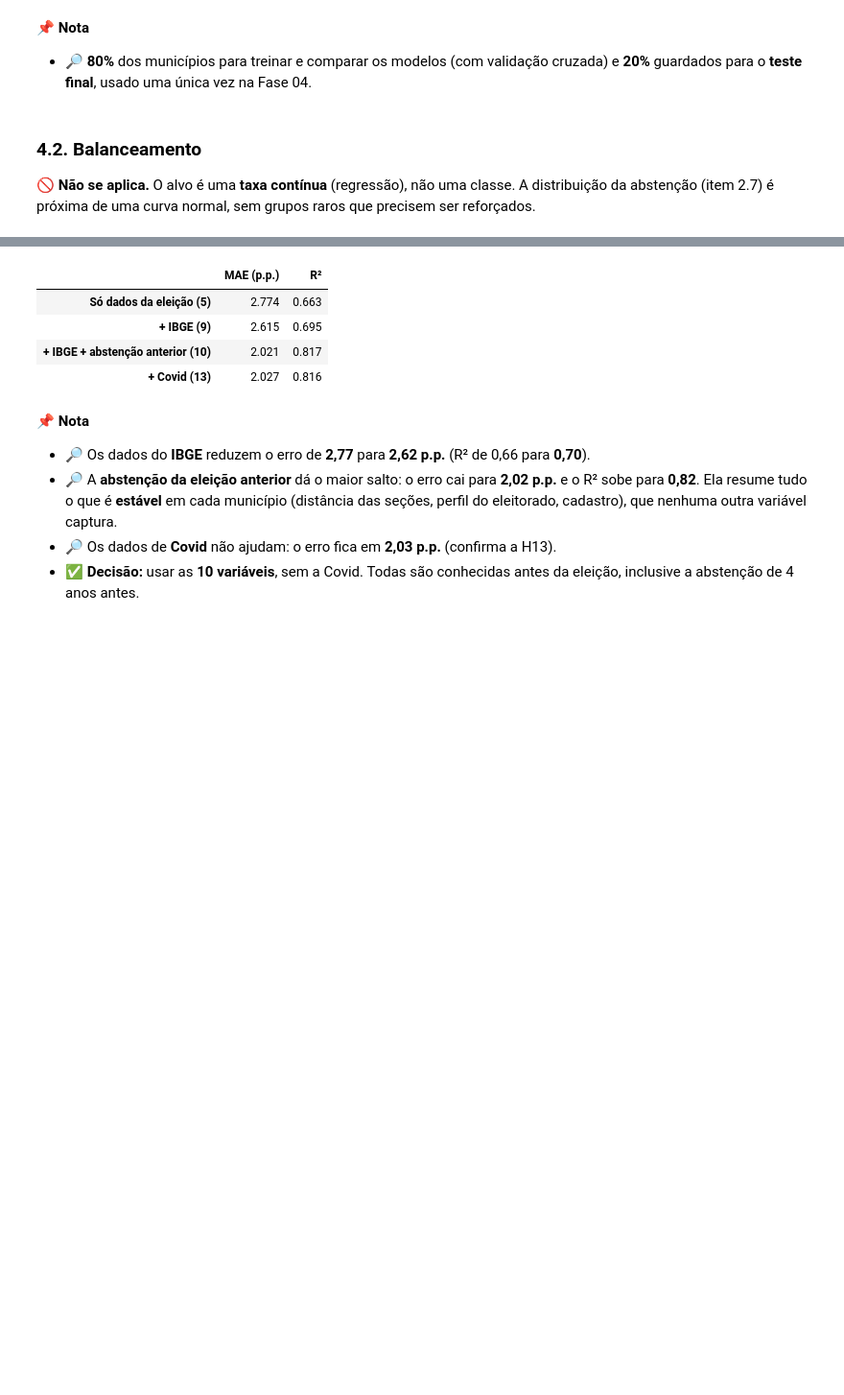
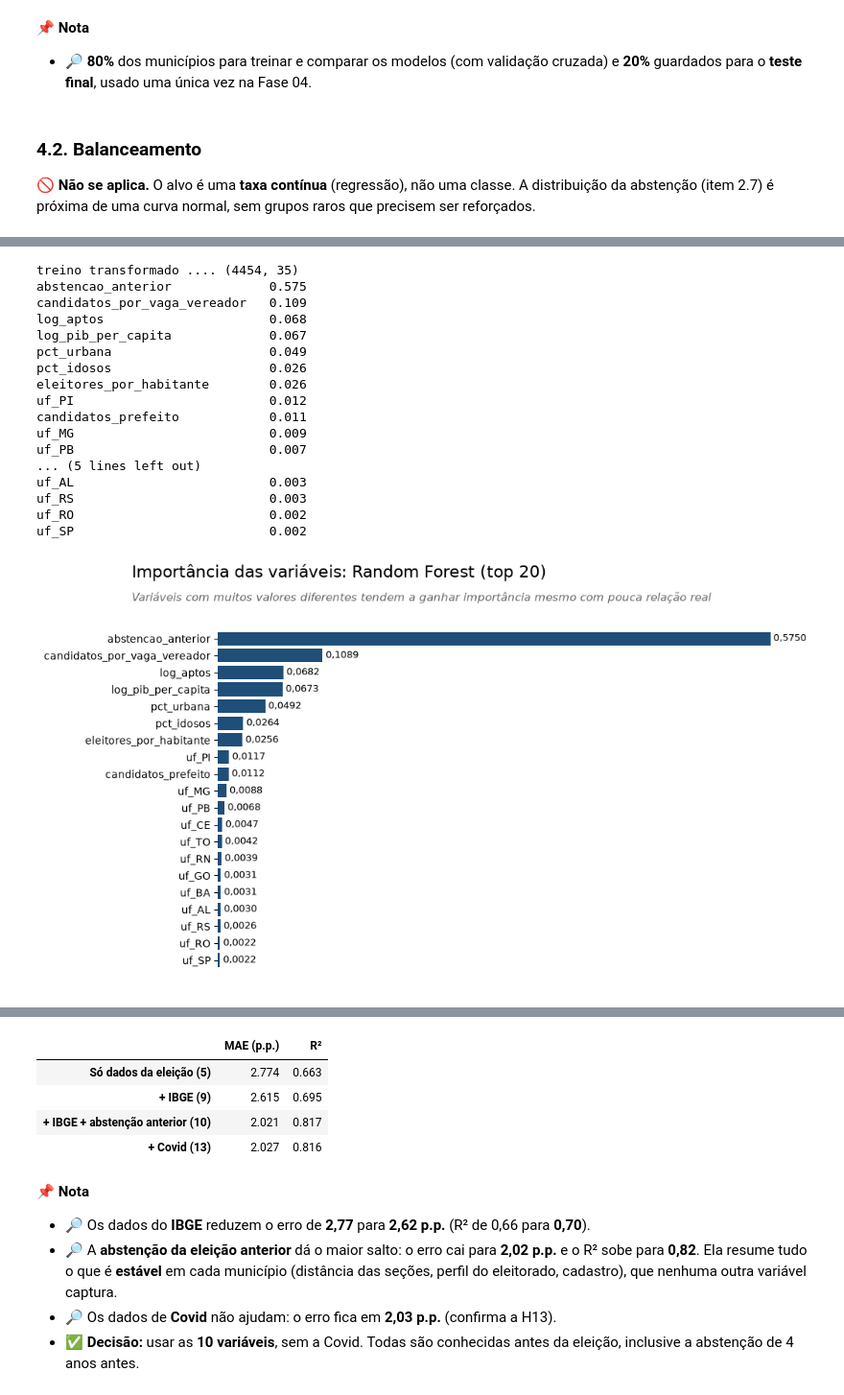
Before and after one commit to RafaelSilva89/Analise_dos_resultados_da_eleicao-2020, a Jupyter notebook: Notebooks/Análise dos resultados da eleição - 2020 - v2.ipynb, the cells around one changed output, grey strips where cells are left out. Shown at 96% size. Cells and saved outputs as stored; diff of their text form; code cells hidden in the pictures; blank space fills up the shorter version.

```diff
--- a/Notebooks/Análise dos resultados da eleição - 2020 - v2.ipynb
+++ b/Notebooks/Análise dos resultados da eleição - 2020 - v2.ipynb
@@ -1179,0 +1192,33 @@ Todas as variáveis precisam ser conhecidas **antes** da votação (veja o item
+# %%
+# Transformando o treino em números (ajuste só no treino)
+prep_sel = clone(transformacao_floresta)
+X_treino_t = pd.DataFrame(prep_sel.fit_transform(X_treino), index=X_treino.index,
+                          columns=[nome.split('__')[-1] for nome in prep_sel.get_feature_names_out()])
+print(f'treino transformado .... {X_treino_t.shape}')
+
+# Random Forest - classificação das melhores variáveis
+importances = importancia_random_forest(X_treino_t, y_treino, tipo='regressao', semente=SEMENTE)
+print(importances.head(20).round(4).to_string())
+
+plot_barras_h(importances.head(20), 'Importância das variáveis: Random Forest (top 20)', 'Importancia RF (selecao)',
+              subtitulo='Variáveis com muitos valores diferentes tendem a ganhar importância mesmo com pouca relação real',
+              formato=lambda v: f'{v:.4f}'.replace('.', ','))
+# %% [output]
+treino transformado .... (4454, 35)
+abstencao_anterior             0.575
+candidatos_por_vaga_vereador   0.109
+log_aptos                      0.068
+log_pib_per_capita             0.067
+pct_urbana                     0.049
+pct_idosos                     0.026
+eleitores_por_habitante        0.026
+uf_PI                          0.012
+candidatos_prefeito            0.011
+uf_MG                          0.009
+uf_PB                          0.007
+... (5 lines left out)
+uf_AL                          0.003
+uf_RS                          0.003
+uf_RO                          0.002
+uf_SP                          0.002
+[figure, added]
```
Also changed, not shown: parts of 11 cells of this notebook, 6 other files.
